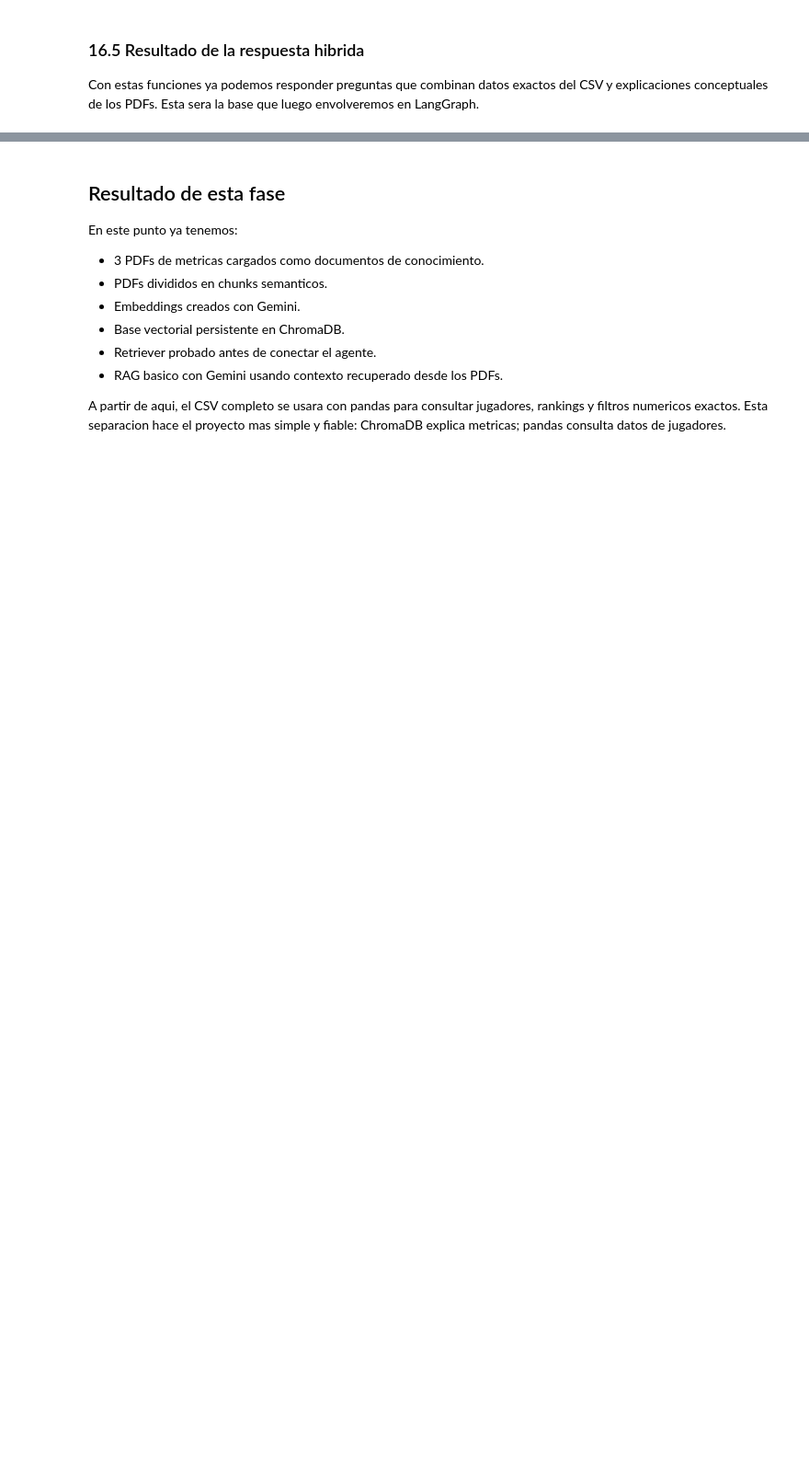
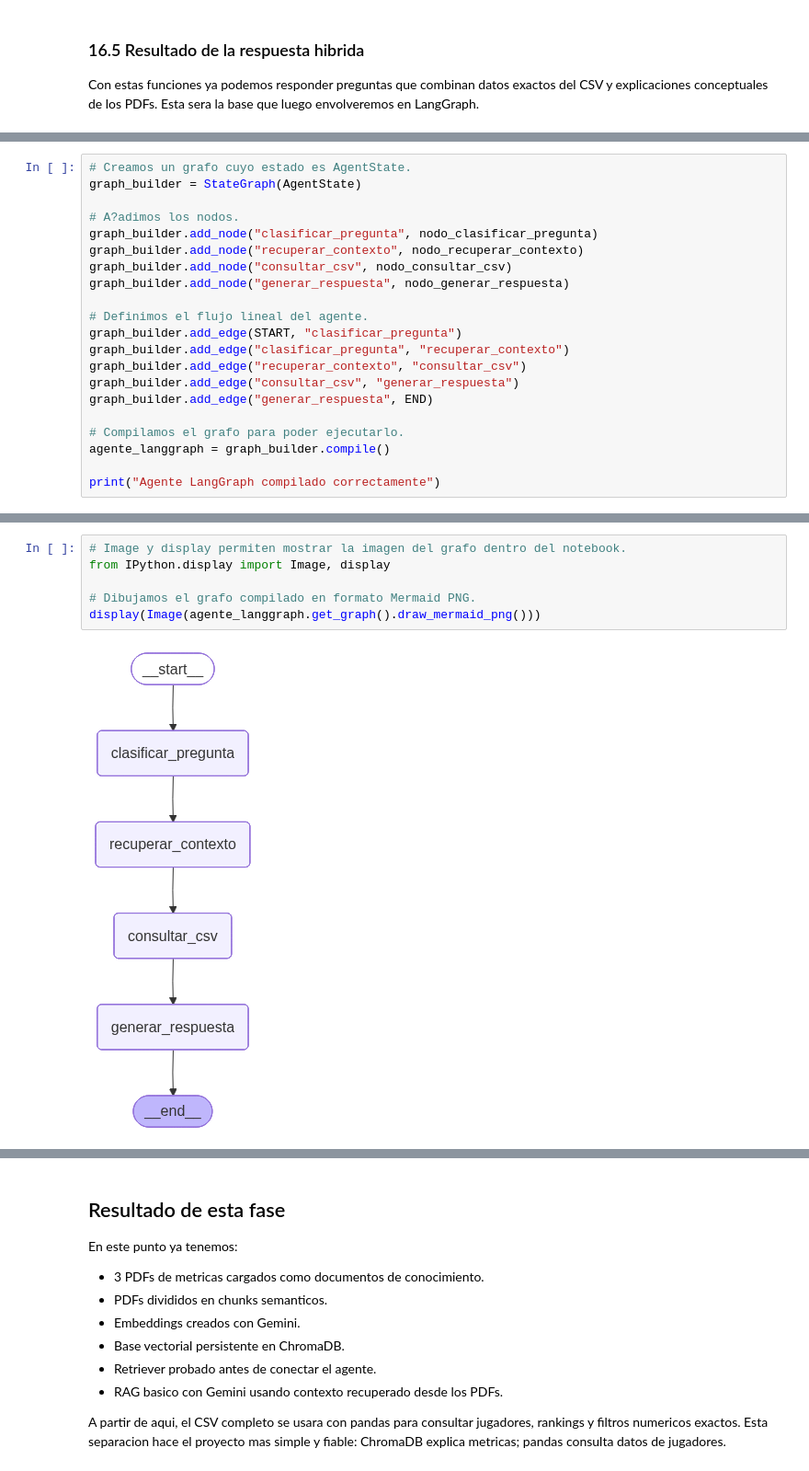
Before and after one commit to OscarFdz24/Asistente_Experto_LLM_Oscar_Fernandez_Evolve, a Jupyter notebook: notebooks/01_asistente_experto_analitica_futbol_rag_gemini.ipynb, the cells around one changed output, grey strips where cells are left out. Shown at 92% size. Saved outputs shown, nothing was run; the diff lists cells and outputs as text; blank space fills up the shorter version.

```diff
--- a/notebooks/01_asistente_experto_analitica_futbol_rag_gemini.ipynb
+++ b/notebooks/01_asistente_experto_analitica_futbol_rag_gemini.ipynb
@@ -1234,0 +1455,21 @@ Con estas funciones ya podemos responder preguntas que combinan datos exactos de
+# %%
+# Creamos un grafo cuyo estado es AgentState.
+graph_builder = StateGraph(AgentState)
+
+# A?adimos los nodos.
+graph_builder.add_node("clasificar_pregunta", nodo_clasificar_pregunta)
+graph_builder.add_node("recuperar_contexto", nodo_recuperar_contexto)
+graph_builder.add_node("consultar_csv", nodo_consultar_csv)
+graph_builder.add_node("generar_respuesta", nodo_generar_respuesta)
+
+# Definimos el flujo lineal del agente.
+graph_builder.add_edge(START, "clasificar_pregunta")
+graph_builder.add_edge("clasificar_pregunta", "recuperar_contexto")
+graph_builder.add_edge("recuperar_contexto", "consultar_csv")
+graph_builder.add_edge("consultar_csv", "generar_respuesta")
+graph_builder.add_edge("generar_respuesta", END)
+
+# Compilamos el grafo para poder ejecutarlo.
+agente_langgraph = graph_builder.compile()
+
+print("Agente LangGraph compilado correctamente")
@@ -1234,0 +1482,8 @@ Con estas funciones ya podemos responder preguntas que combinan datos exactos de
+# %%
+# Image y display permiten mostrar la imagen del grafo dentro del notebook.
+from IPython.display import Image, display
+
+# Dibujamos el grafo compilado en formato Mermaid PNG.
+display(Image(agente_langgraph.get_graph().draw_mermaid_png()))
+# %% [output]
+[figure, added]
```
Also changed, not shown: parts of 43 cells of this notebook.
